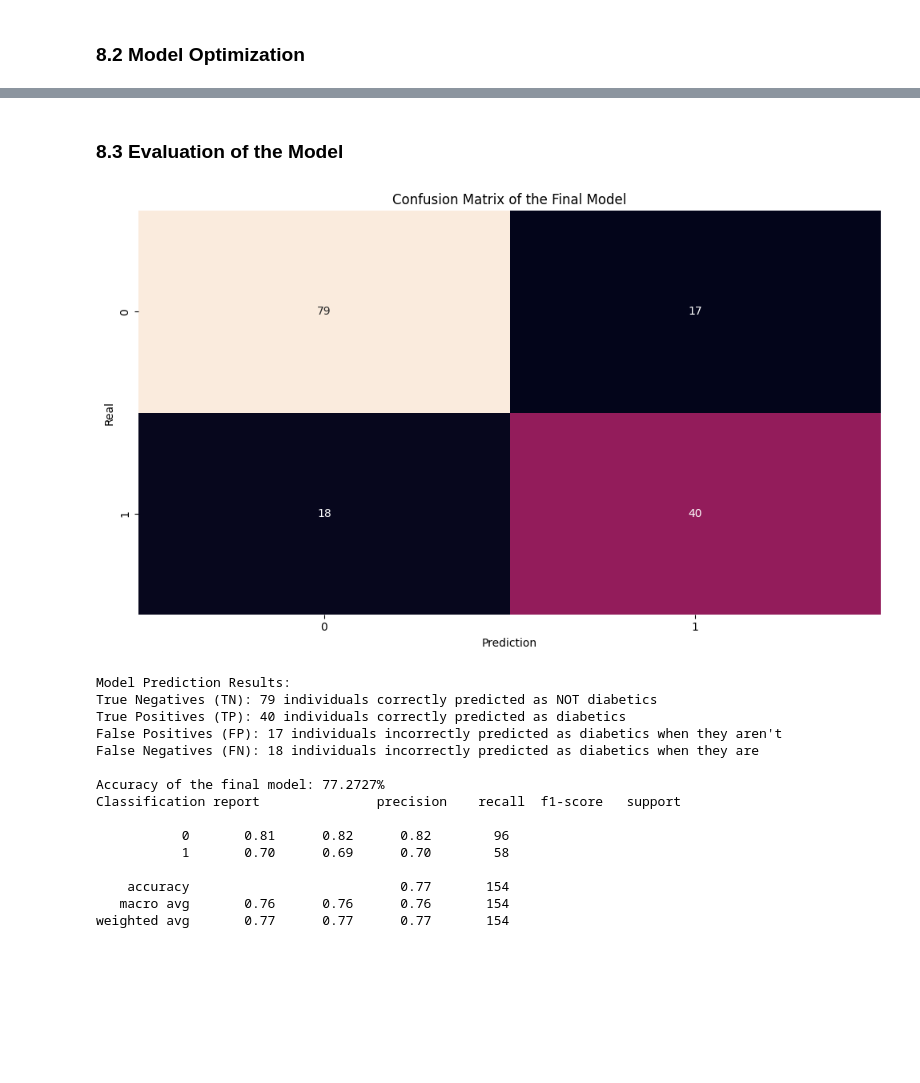
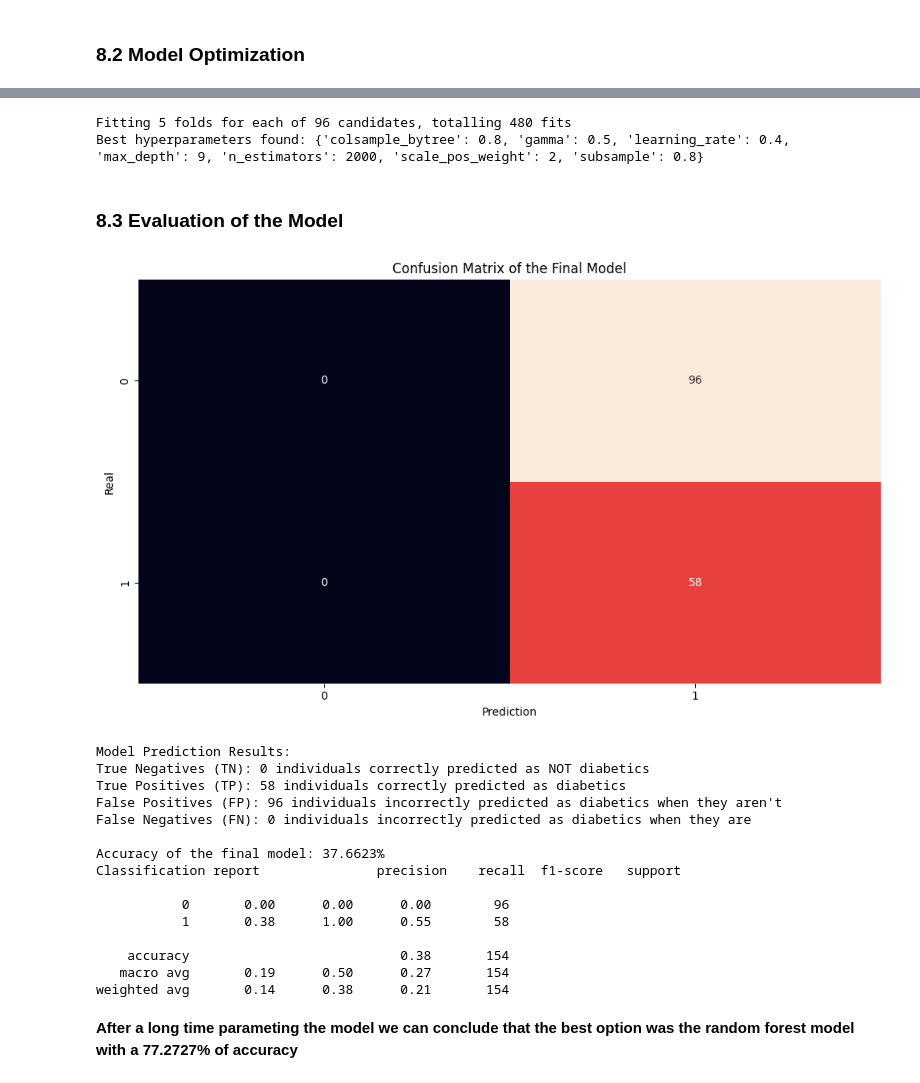
Before and after one commit to 4GeeksAcademy/danielpaez-dev-boosting-ML, a Jupyter notebook: src/explore.ipynb, the cells around one changed output, grey strips where cells are left out. Drawn from its saved outputs; the diff is of its cells as text; code cells hidden in the pictures; blank space fills up the shorter version.

Commit message:
feat: :sparkles: project done
machine learning part

```diff
--- a/src/explore.ipynb
+++ b/src/explore.ipynb
@@ -584,7 +584,7 @@ dataset_references = {
 }
 
 for dataset_name, (X_train, X_test) in dataset_references.items():
-    model = RandomForestClassifier(random_state=42)
+    model = XGBClassifier(random_state=42)
     model.fit(X_train, y_train)
     y_pred = model.predict(X_test)
     accuracy = accuracy_score(y_test, y_pred)
@@ -678,43 +612,74 @@ Optimized model saved successfully as: ../models/optimized_random_forest_model_X
+# %%
+param_grid = {
+    'n_estimators': [2000],
+    'max_depth': [7, 9],
+    'learning_rate': [0.20, 0.40],
+    'subsample': [0.7, 0.8, 0.9],
+    'colsample_bytree': [0.8, 0.9],
+    'gamma': [0.2, 0.5],
+    'scale_pos_weight': [1.65, 2]
+}
+
+xgb_model = XGBClassifier(random_state=42, use_label_encoder=False, eval_metric='logloss')
+grid_search = GridSearchCV(
+    estimator=xgb_model,
+    param_grid=param_grid,
+    scoring='accuracy',
+    cv=5,
+    verbose=1,
+    n_jobs=-1
+)
+
+grid_search.fit(X_train, y_train)
+
+print(f"Best hyperparameters found: {grid_search.best_params_}")
+
+best_model = grid_search.best_estimator_
+# %% [output]
+Fitting 5 folds for each of 96 candidates, totalling 480 fits
+Best hyperparameters found: {'colsample_bytree': 0.8, 'gamma': 0.5, 'learning_rate': 0.4, 'max_depth': 9, 'n_estimators': 2000, 'scale_pos_weight': 2, 'subsample': 0.8}
 # %% [markdown]
 ### 8.3 Evaluation of the Model <a id='c8-3'></a>
 # %%
-y_pred_test = final_model.predict(best_X_test)
+y_pred_test = best_model.predict(best_X_test)
 classification_rep = classification_report(y_test, y_pred_test)
 test_accuracy = accuracy_score(y_test, y_pred_test)
 cm = confusion_matrix(y_test, y_pred_test)
 cm_df = pd.DataFrame(cm)
 
 plt.figure(figsize=(10, 6))
 plt.title('Confusion Matrix of the Final Model')
 sns.heatmap(cm_df, annot=True, fmt="d", cbar=False)
 plt.xlabel('Prediction')
 plt.ylabel('Real')
 plt.tight_layout()
 plt.show()
 
 tn, fp, fn, tp = cm.ravel()
 
 print("\nModel Prediction Results:")
 print("True Negatives (TN):", f"{tn} individuals correctly predicted as NOT diabetics")
 print("True Positives (TP):", f"{tp} individuals correctly predicted as diabetics")
 print("False Positives (FP):", f"{fp} individuals incorrectly predicted as diabetics when they aren't")
 print("False Negatives (FN):", f"{fn} individuals incorrectly predicted as diabetics when they are\n")
 print(f"Accuracy of the final model: {test_accuracy*100:.4f}%")
 print('Classification report', classification_rep)
 # %% [output]
-[figure, old version]
+[figure, new version]
 Model Prediction Results:
-True Negatives (TN): 79 individuals correctly predicted as NOT diabetics
-True Positives (TP): 40 individuals correctly predicted as diabetics
-False Positives (FP): 17 individuals incorrectly predicted as diabetics when they aren't
-False Negatives (FN): 18 individuals incorrectly predicted as diabetics when they are
+True Negatives (TN): 0 individuals correctly predicted as NOT diabetics
+True Positives (TP): 58 individuals correctly predicted as diabetics
+False Positives (FP): 96 individuals incorrectly predicted as diabetics when they aren't
+False Negatives (FN): 0 individuals incorrectly predicted as diabetics when they are
 
-Accuracy of the final model: 77.2727%
+Accuracy of the final model: 37.6623%
 Classification report               precision    recall  f1-score   support
 
-           0       0.81      0.82      0.82        96
-           1       0.70      0.69      0.70        58
+           0       0.00      0.00      0.00        96
+           1       0.38      1.00      0.55        58
 
-    accuracy                           0.77       154
-   macro avg       0.76      0.76      0.76       154
-weighted avg       0.77      0.77      0.77       154
+    accuracy                           0.38       154
+   macro avg       0.19      0.50      0.27       154
+weighted avg       0.14      0.38      0.21       154
+# %% [markdown]
+**After a long time parameting the model we can conclude that the best option was the random forest model with a 77.2727% of accuracy**
```
Also changed, not shown: parts of 6 cells of this notebook, 14 other files.
